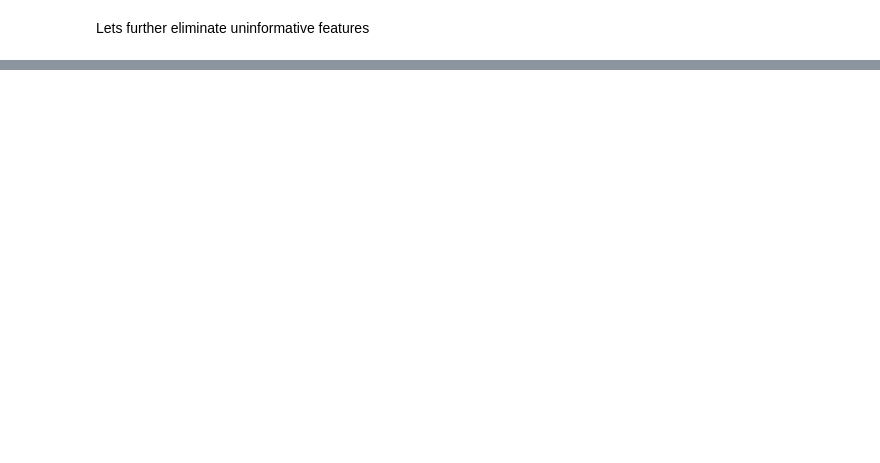
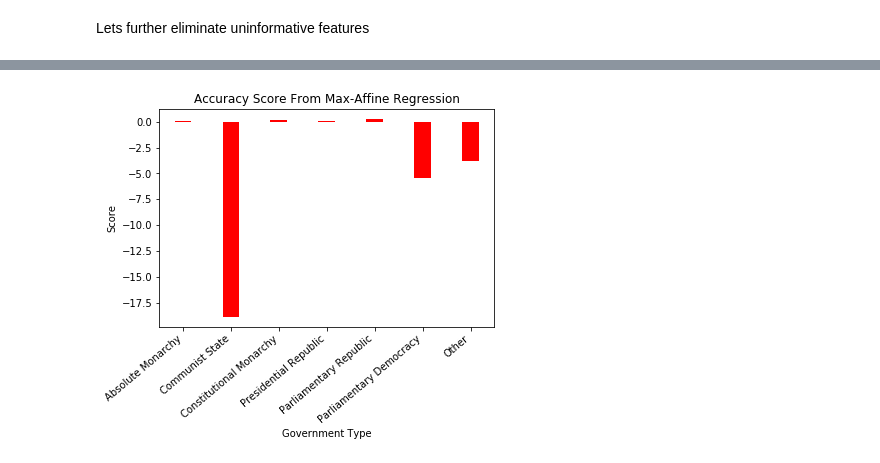
Before and after one commit to bruces12/My_Projects, a Jupyter notebook: Git_hub_Stuff/GDP_modeling/auxiliary_code.ipynb, the cells around one changed output, grey strips where cells are left out. Drawn from its saved outputs; the diff is of its cells as text; code cells hidden in the pictures; blank space fills up the shorter version.

Commit message:
Added Max Affine method

```diff
--- a/Git_hub_Stuff/GDP_modeling/auxiliary_code.ipynb
+++ b/Git_hub_Stuff/GDP_modeling/auxiliary_code.ipynb
@@ -1045,0 +1143,13 @@ plt.show()
+# %%
+def my_score(w_b,betas,x,y):
+    mean_=anp.mean(anp.array(y))
+    preds=predict(w_b,betas,x)
+    return 1-anp.sum((preds-y)**2)/anp.sum((mean_-y)**2)
+# %%
+my_scores=[]
+my_models=[]
+for i in filter_data2:
+    my_model = find_opt(anp.random.randn(10,i[0].shape[1]+1)/10,i[0],i[2])
+    my_models.append(my_model)
+    my_scores.append(my_score(my_model[0],my_model[1],i[1],i[3]))
+my_scores
@@ -1045,0 +1165,15 @@ plt.show()
+# %%
+N = len(govs)
+
+ind = np.arange(N)    # the x locations for the groups
+width = 0.35         # the width of the bars
+
+plt.bar(ind, my_scores, width, color='r', bottom=0)
+plt.title('Accuracy Score From Max-Affine Regression')
+plt.xticks(ind,govs,rotation=40,horizontalalignment="right")
+plt.xlabel('Government Type')
+plt.ylabel('Score')
+#plt.ylim([-1,1])
+plt.show()
+# %% [output]
+[figure, added]
```
Also changed, not shown: parts of 35 cells of this notebook.
